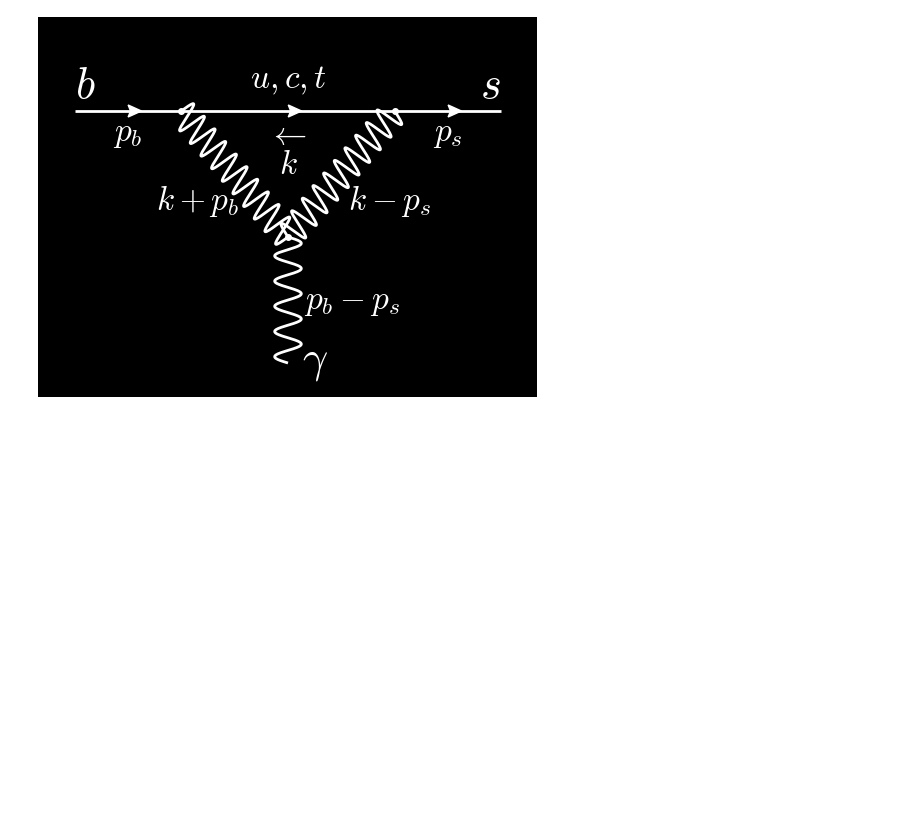
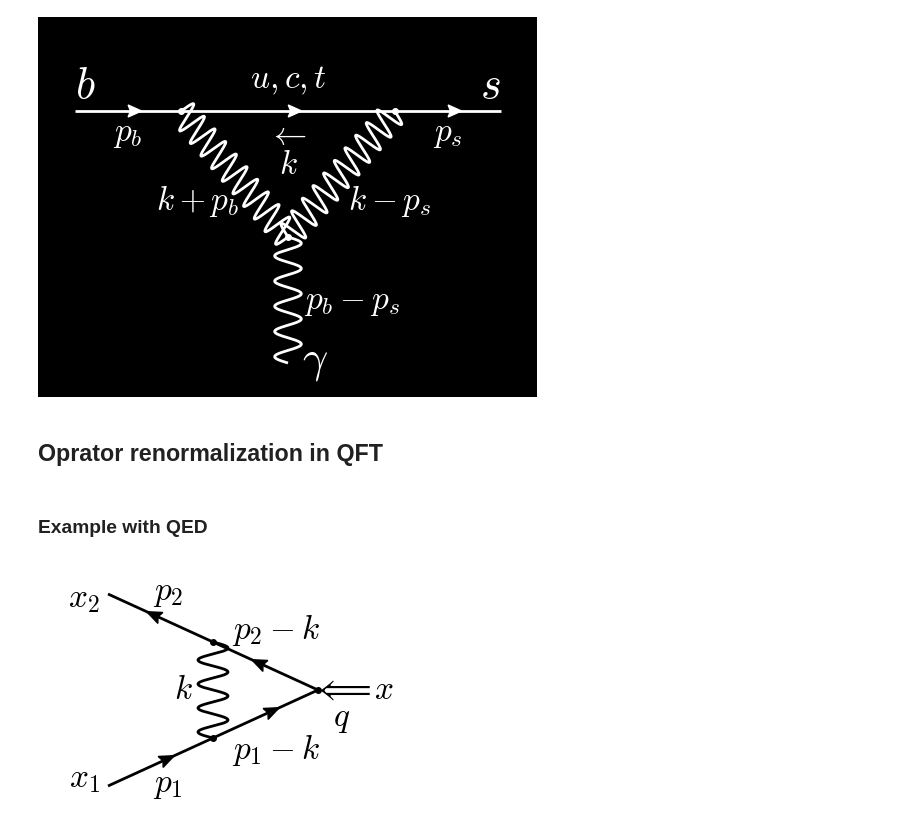
Before and after one commit to PhysCourse/Phenomenology, a Jupyter notebook: plots_with_python/plots_part2.ipynb, the cells around one changed output. Saved outputs shown, nothing was run; the diff lists cells and outputs as text; code cells hidden in the pictures; blank space fills up the shorter version.

```diff
--- a/plots_with_python/plots_part2.ipynb
+++ b/plots_with_python/plots_part2.ipynb
@@ -5,12 +6,3 @@ from feynman import Diagram
-# %%
-#plt.style.use('dark_background')
-plt.style.use('default')
-#Установка красивого шрифта
-plt.rcParams['font.family'] = 'serif'
-plt.rcParams['font.serif'] = ['cmr10']  # Основной шрифт для текста
-plt.rcParams['mathtext.fontset'] = 'cm'
-
-main_color = "black"
 # %%
 class Theme:
     theme = "light"
@@ -630,3 +622,55 @@ diagram.plot()
 fig.savefig(f'../docs/KaonDecay/FCNC/images/BSGamma_2-{Theme.suff()}.svg',transparent=True)
 # %% [output]
 [figure]
+# %% [markdown]
+## Oprator renormalization in QFT
+# %% [markdown]
+### Example with QED
+# %%
+Theme.set("light")
+#Theme.set("dark")
+main_color = Theme.color()
+style_params = {"color": main_color}
+arrow_params = {"color": main_color,"width":0.02,"length":0.05}
+fig = plt.figure(figsize=(3.6,2.4))
+ax = fig.add_axes([0,0,1,1 ], frameon=False)
+diagram = Diagram(ax)
+
+ax.set_xlim(0, 0.6)
+ax.set_ylim(0, 0.4)
+
+H = 0.4
+in1 = diagram.vertex(xy=(0.1, 0.04), marker='', **style_params)
+in2 = diagram.vertex(xy=(0.1, H-0.04), marker='', **style_params)
+center = diagram.vertex(xy=(0.45, 0.2), **style_params,markersize=4)
+
+a_c = 0.5
+b_c = 1-a_c
+center1 = diagram.vertex(xy=a_c*in1.xy+b_c*center.xy, **style_params,markersize=4)
+center2 = diagram.vertex(xy=a_c*in2.xy+b_c*center.xy, **style_params,markersize=4)
+
+diagram.line(in1,center1, **style_params,linewidth=2,arrow_param=arrow_params)
+diagram.line(center2,in2, **style_params,linewidth=2,arrow_param=arrow_params)
+diagram.line(center1,center, **style_params,linewidth=2,arrow_param=arrow_params)
+diagram.line(center,center2, **style_params,linewidth=2,arrow_param=arrow_params)
+
+diagram.line(center1,center2, **style_params,style='wiggly',linewidth=2, nwiggles=4,arrow_param=arrow_params)
+
+diagram.text(in1.xy[0]-0.04, in1.xy[1]+0.01, r"$x_1$", fontsize=24)
+diagram.text(in2.xy[0]-0.04, in2.xy[1]-0.01, r"$x_2$", fontsize=24)
+
+diagram.text(center.xy[0]+0.11, center.xy[1], r"$x$", fontsize=24)
+
+diagram.text(center.xy[0]+0.04, center.xy[1], r"$\Longleftarrow$", fontsize=24)
+diagram.text(center.xy[0]+0.04, center.xy[1]-0.05, r"$q$", fontsize=24)
+
+diagram.text( 0.2,0.04,r'$p_1$', fontsize=24)
+diagram.text( 0.2,H-0.04,r'$p_2$', fontsize=24)
+diagram.text(center1.xy[0]-0.05,center.xy[1],r'$k$', fontsize=24)
+diagram.text(0.38,0.1,r'$p_1 - k$', fontsize=24)
+diagram.text(0.38,H-0.1,r'$p_2 - k$', fontsize=24)
+
+diagram.plot()
+fig.savefig(f'../docs/KaonDecay/FCNC/images/RenormJ-1-{Theme.suff()}.svg',transparent=True)
+# %% [output]
+[figure, added]
```
Also changed, not shown: parts of 13 cells of this notebook, 45 other files.
